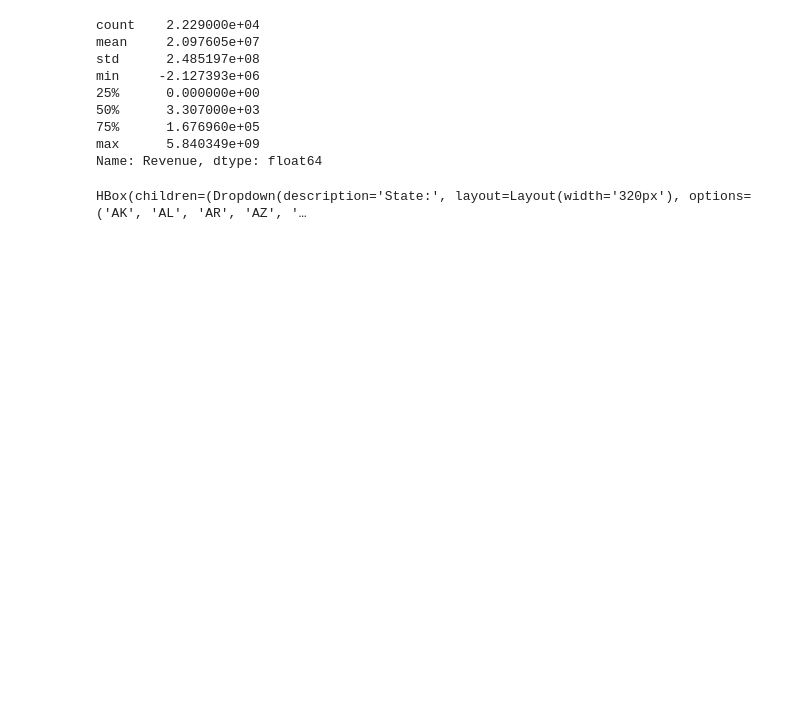
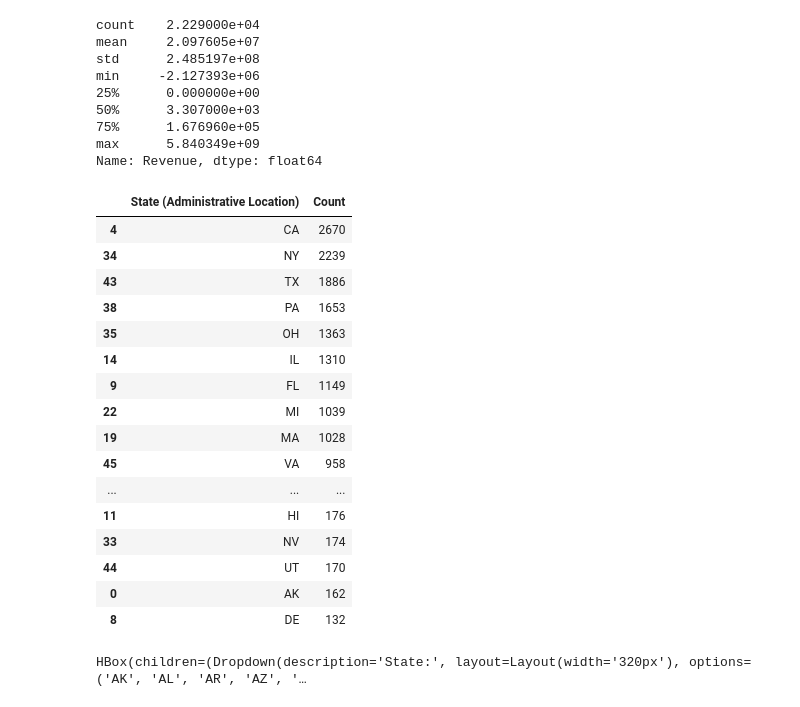
Before and after one commit to SevenDot0-Week5/MuseumsNotebook, a Jupyter notebook: MuseumNotes.ipynb, the cells around one changed output. Saved outputs shown, nothing was run; the diff lists cells and outputs as text; code cells hidden in the pictures; blank space fills up the shorter version.

```diff
--- a/MuseumNotes.ipynb
+++ b/MuseumNotes.ipynb
@@ -254,6 +320,27 @@ min     -2.127393e+06
 75%      1.676960e+05
 max      5.840349e+09
 Name: Revenue, dtype: float64
+# %%
+state_counts = clean_copy.groupby('State (Administrative Location)').size().reset_index(name='Count').sort_values(by='Count', ascending=False)
+state_counts
+# %% [output]
+|  | State (Administrative Location) | Count |
+| 4 | CA | 2670 |
+| 34 | NY | 2239 |
+| 43 | TX | 1886 |
+| 38 | PA | 1653 |
+| 35 | OH | 1363 |
+| 14 | IL | 1310 |
+| 9 | FL | 1149 |
+| 22 | MI | 1039 |
+| 19 | MA | 1028 |
+| 45 | VA | 958 |
+| ... | ... | ... |
+| 11 | HI | 176 |
+| 33 | NV | 174 |
+| 44 | UT | 170 |
+| 0 | AK | 162 |
+| 8 | DE | 132 |
 # %%
 import pandas as pd
 import matplotlib.pyplot as plt
```
Also changed, not shown: parts of 4 cells of this notebook.
